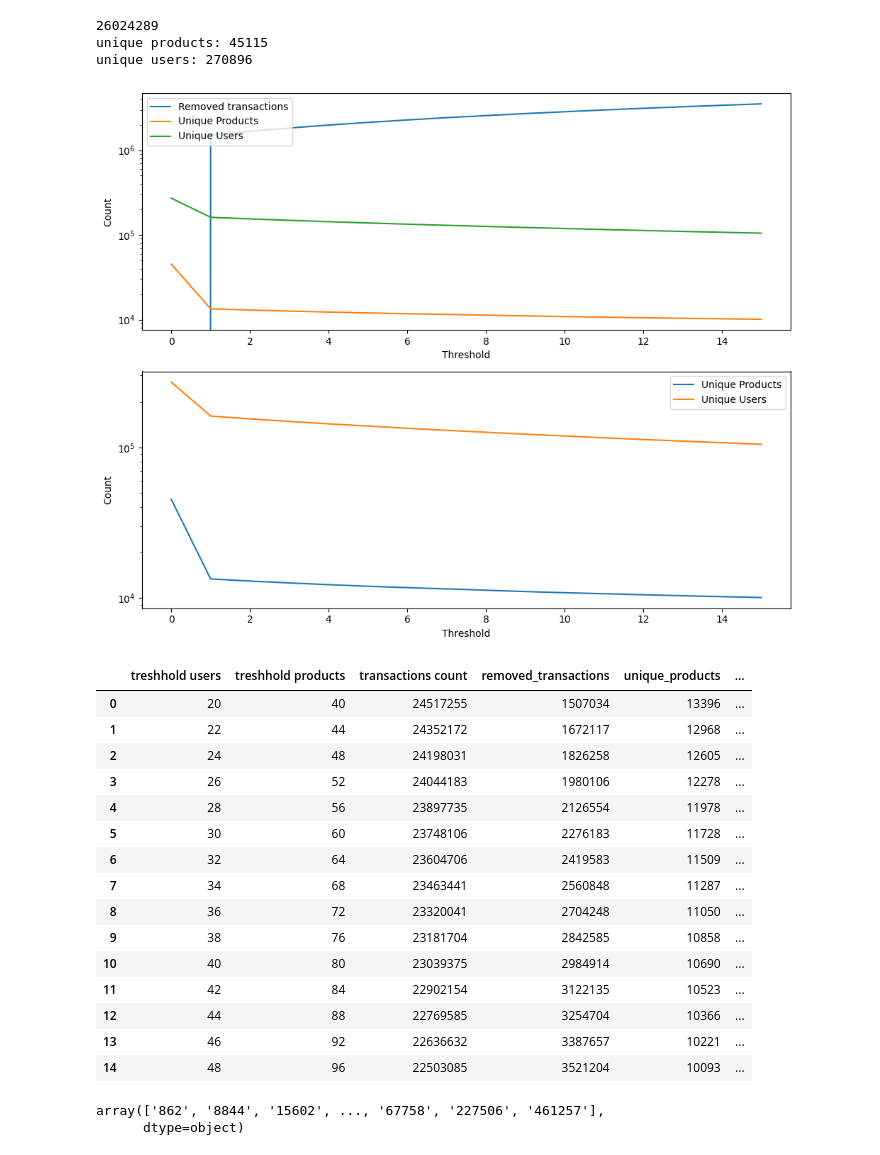
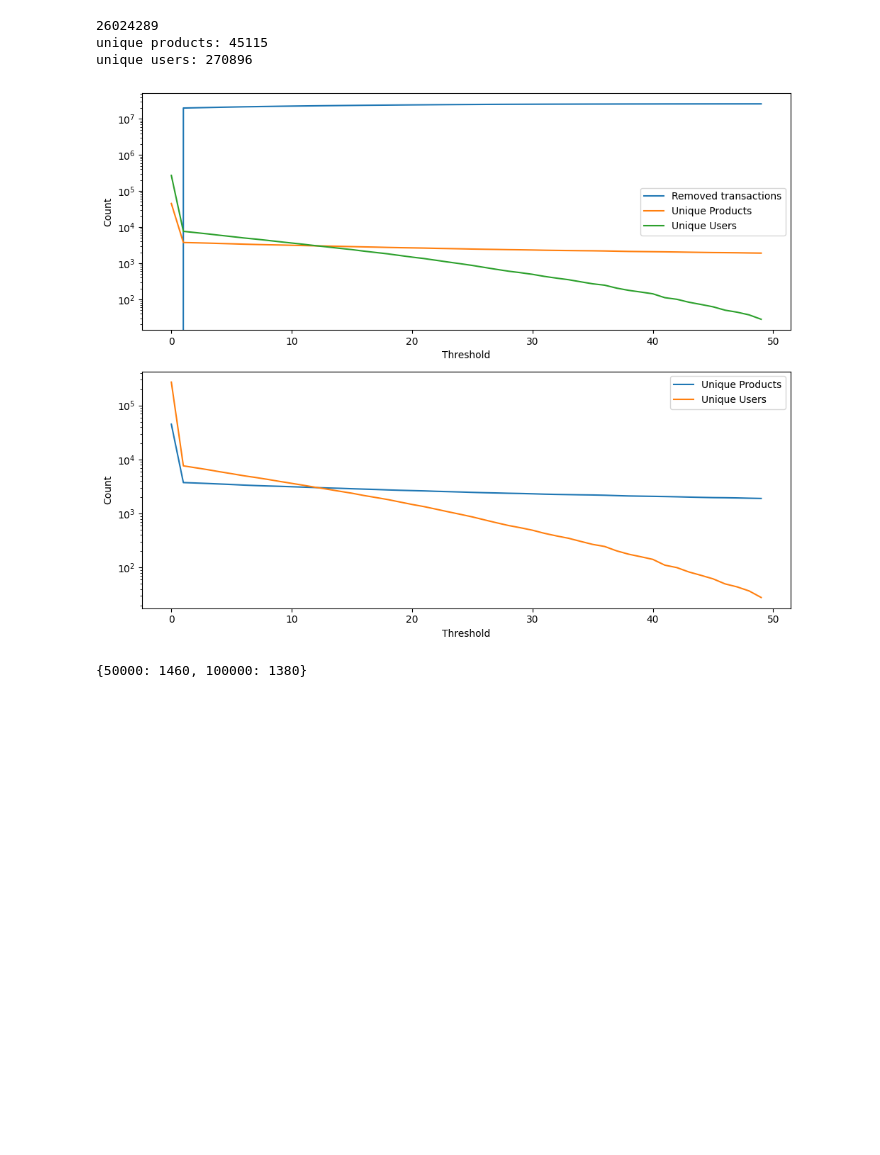
Before and after one commit to NeneWang/recommendation-systems-exploration, a Jupyter notebook: enhancement/standard_format_data_movies.ipynb, the cells around one changed output. Saved outputs shown, nothing was run; the diff lists cells and outputs as text; code cells hidden in the pictures; blank space fills up the shorter version.

```diff
--- a/enhancement/standard_format_data_movies.ipynb
+++ b/enhancement/standard_format_data_movies.ipynb
@@ -303,7 +303,8 @@ unique_books = [len(transactions_products["product_id"].unique())]
 unique_products = [len(transactions_products["user_id"].unique())]
 array_counts = []
 MULTIPLIER_BOOKS = 2
-for i in range(20, 50, 2):
+save_hitting = {50000: None, 100000: None} #50 000 and 100 000
+for i in range(500, 2000, 20):
     # user_treshhold, product_treshold, original_transactions, products, save_as_append=""):
     transactions, _ = clean_with_treshhold(i, i*MULTIPLIER_BOOKS, transactions_products, products_books)
     # print(i, len(transactions_books) - len(transactions))
@@ -312,6 +313,12 @@ for i in range(20, 50, 2):
     unique_products.append(len(transactions["user_id"].unique()))
     array_counts.append({"treshhold users": i, "treshhold products": i*MULTIPLIER_BOOKS, "transactions count": len(transactions), "removed_transactions": len(transactions_products) - len(transactions), "unique_products": len(transactions["product_id"].unique()), "unique_users": len(transactions["user_id"].unique() )})
 
+    for key in save_hitting.keys():
+        if len(transactions) < key and save_hitting[key] is None:
+            save_hitting[key] = i
+    # If all save hitting is found, break
+    if all(value is not None for value in save_hitting.values()):
+        break
 
 # Create subplots with 2 rows and 1 column
 fig, (ax1, ax2) = plt.subplots(2, 1, figsize=(10, 8))
@@ -319,52 +326,35 @@ fig, (ax1, ax2) = plt.subplots(2, 1, figsize=(10, 8))
 # Plot the removed transactions, unique books, and unique users on the first subplot
 ax1.plot(removed_transactions)
 ax1.plot(unique_books)
 ax1.plot(unique_products)
 
 # Plot a closer look at unique books and unique users on the second subplot
 ax2.plot(unique_books)
 ax2.plot(unique_products)
 
 # Set labels and legend
 ax1.legend(["Removed transactions", "Unique Products", "Unique Users"])
 ax1.set_xlabel("Threshold")
 ax1.set_ylabel("Count")
 
 ax2.legend(["Unique Products", "Unique Users"])
 ax2.set_xlabel("Threshold")
 ax2.set_ylabel("Count")
 
 
 # Set y-axis to logarithmic scale
 ax1.set_yscale('log')
 ax2.set_yscale('log')
 
 plt.tight_layout()
 plt.show()
 
 # show dataframe.
 df_counts = pd.DataFrame(array_counts)
 df_counts.head(40)
+
+
+pprint.pprint(save_hitting)
 # %% [output]
-[figure, old version]
+[figure, new version]
-|  | treshhold users | treshhold products | transactions count | removed_transactions | unique_products | ... |
-| 0 | 20 | 40 | 24517255 | 1507034 | 13396 | ... |
-| 1 | 22 | 44 | 24352172 | 1672117 | 12968 | ... |
-| 2 | 24 | 48 | 24198031 | 1826258 | 12605 | ... |
-| 3 | 26 | 52 | 24044183 | 1980106 | 12278 | ... |
-| 4 | 28 | 56 | 23897735 | 2126554 | 11978 | ... |
-| 5 | 30 | 60 | 23748106 | 2276183 | 11728 | ... |
-| 6 | 32 | 64 | 23604706 | 2419583 | 11509 | ... |
-| 7 | 34 | 68 | 23463441 | 2560848 | 11287 | ... |
-| 8 | 36 | 72 | 23320041 | 2704248 | 11050 | ... |
-| 9 | 38 | 76 | 23181704 | 2842585 | 10858 | ... |
-| 10 | 40 | 80 | 23039375 | 2984914 | 10690 | ... |
-| 11 | 42 | 84 | 22902154 | 3122135 | 10523 | ... |
-| 12 | 44 | 88 | 22769585 | 3254704 | 10366 | ... |
-| 13 | 46 | 92 | 22636632 | 3387657 | 10221 | ... |
-| 14 | 48 | 96 | 22503085 | 3521204 | 10093 | ... |
+{50000: 1460, 100000: 1380}
-# %%
-products_books['product_id'].unique()
-# %% [output]
-array(['862', '8844', '15602', ..., '67758', '227506', '461257'],
-      dtype=object)
```
Also changed, not shown: parts of 2 cells of this notebook, 7 other files.
